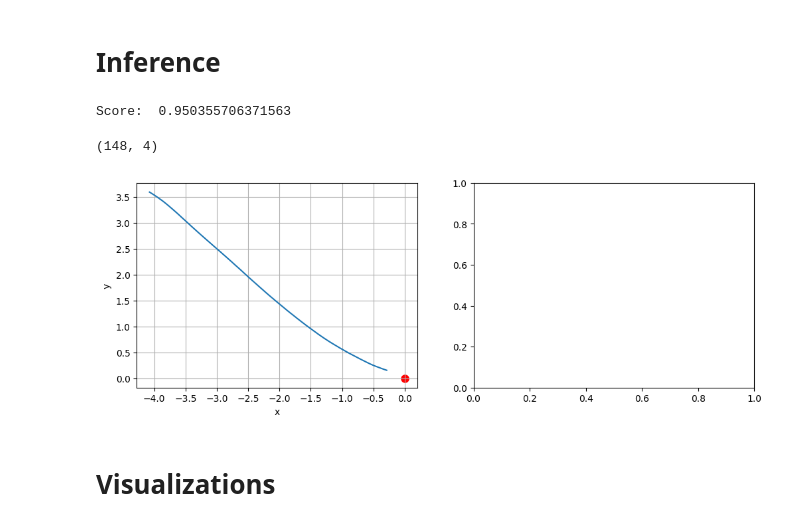
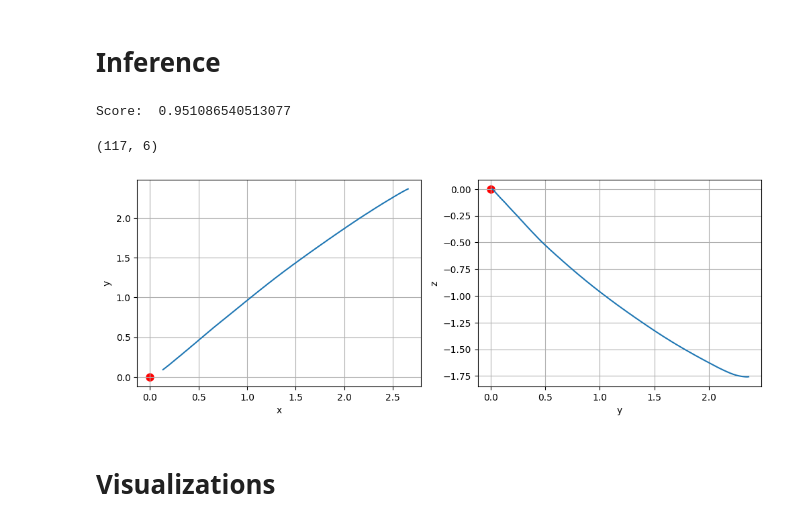
Before and after one commit to matteoguarrera/planning, a Jupyter notebook: DiffusionInference.ipynb, the cells around one changed output. Drawn from its saved outputs; the diff is of its cells as text; code cells hidden in the pictures.

```diff
--- a/DiffusionInference.ipynb
+++ b/DiffusionInference.ipynb
@@ -9,17 +9,17 @@ dataset_pushT = load_dataset_push_t()
 
 
 #### 2D Inference ####
-A_mat, B_mat, _, _, _, _ = dynamics_2D()
-dataset_ours, obs_dim, action_dim, name, fn_distance, fn_speed = load_dataset_lqr2d()
-ckpt_path = 'pretrained/LQR2D_shr8_04_23_17_11_55/model_LQR2D_ema_99_100_shr8.ckpt'
-SHRINK = 8
+# A_mat, B_mat, _, _, _, _ = dynamics_2D()
+# dataset_ours, obs_dim, action_dim, name, fn_distance, fn_speed = load_dataset_lqr2d()
+# ckpt_path = 'pretrained/LQR2D_shr8_04_23_17_11_55/model_LQR2D_ema_99_100_shr8.ckpt'
+# SHRINK = 8
 
 
 #### 3D Inference ####
-# A_mat, B_mat, _, _, _, name = dynamics_3D()
-# dataset_ours, obs_dim, action_dim, name, fn_distance, fn_speed = load_dataset_lqr3d()
-# ckpt_path = 'pretrained/LQR3D_shr4_04_23_17_49_59/model_LQR3D_ema_99_100_shr4.ckpt'
-# SHRINK = 4
+A_mat, B_mat, _, _, _, name = dynamics_3D()
+dataset_ours, obs_dim, action_dim, name, fn_distance, fn_speed = load_dataset_lqr3d()
+ckpt_path = 'pretrained/LQR3D_shr2_04_23_18_29_38/model_LQR3D_ema_99_100_shr2.ckpt'
+SHRINK = 2
 
 #### Drone Inference ####
 # A_mat, B_mat, _, _, _, name = dynamics_Drone()
@@ -98,7 +98,6 @@ Pretrained weights loaded.
 # %% [markdown]
 # **Inference**
 # %%
-
 # limit enviornment interaction to 200 steps before termination
 max_steps = 400
 
@@ -223,21 +222,21 @@ print('Score: ', max(rewards))
 # vwrite('vis.mp4', imgs)
 # Video('vis.mp4', embed=True, width=256, height=256)
 # %% [output]
-Score:  0.950355706371563
+Score:  0.951086540513077
 # %%
 OBS = np.array(OBS)
 print(OBS.shape)
 T_end = 100
 fig, (ax1, ax2) = plt.subplots(1,2, figsize = (12,4))
 ax1.plot(OBS[:T_end,0], OBS[:T_end,2]); ax1.scatter(0,0, color= 'r', linewidth=3,);
 ax1.set_xlabel('x'); ax1.set_ylabel('y'); ax1.grid()
-# ax2.plot(OBS[:,2], OBS[:,4]); ax2.scatter(0,0, color= 'r', linewidth=3,);
-# ax2.set_xlabel('y'); ax2.set_ylabel('z'); ax2.grid()
+ax2.plot(OBS[:,2], OBS[:,4]); ax2.scatter(0,0, color= 'r', linewidth=3,);
+ax2.set_xlabel('y'); ax2.set_ylabel('z'); ax2.grid()
 
 plt.show()
 # %% [output]
-(148, 4)
+(117, 6)
-[figure, old version]
+[figure, new version]
 # %% [markdown]
 # Visualizations
 # %%
```
Also changed, not shown: parts of 1 cell of this notebook, 2 other files.
